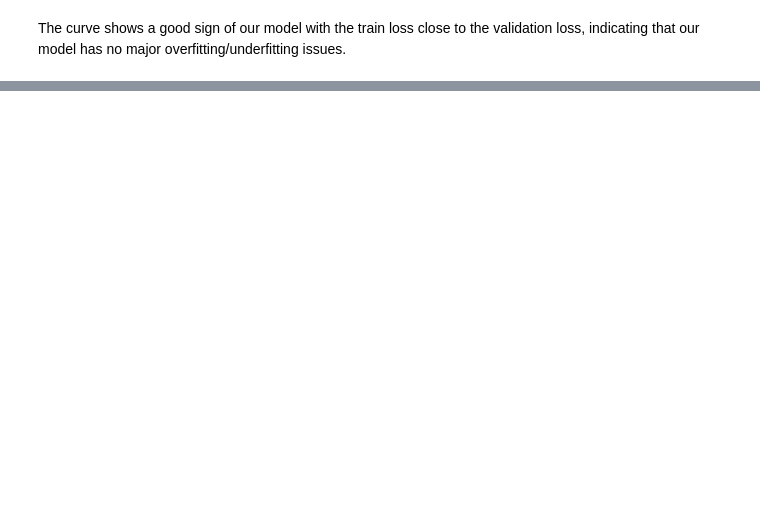
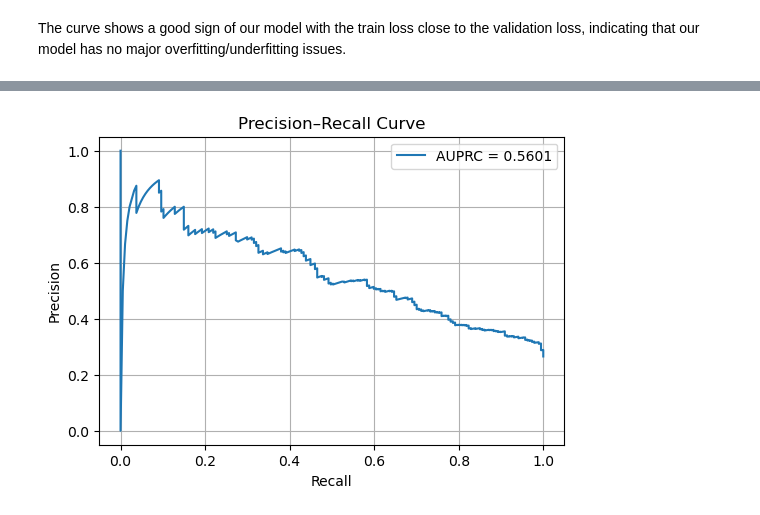
Before and after one commit to github7891/PY-DA-Team2, a Jupyter notebook: Model_Train.ipynb, the cells around one changed output, grey strips where cells are left out. Saved outputs shown, nothing was run; the diff lists cells and outputs as text; code cells hidden in the pictures; blank space fills up the shorter version.

```diff
--- a/Model_Train.ipynb
+++ b/Model_Train.ipynb
@@ -492,0 +351,14 @@ plt.show()
+# %%
+# Precision–Recall Curve
+prec, rec, _ = precision_recall_curve(y_test, y_pred_prob)
+pr_auc = auc(rec, prec)
+plt.figure(figsize=(6,4))
+plt.plot(rec, prec, label=f'AUPRC = {pr_auc:.4f}')
+plt.xlabel('Recall')
+plt.ylabel('Precision')
+plt.title('Precision–Recall Curve')
+plt.legend()
+plt.grid(True)
+plt.show()
+# %% [output]
+[figure, added]
```
Also changed, not shown: parts of 73 cells of this notebook.
